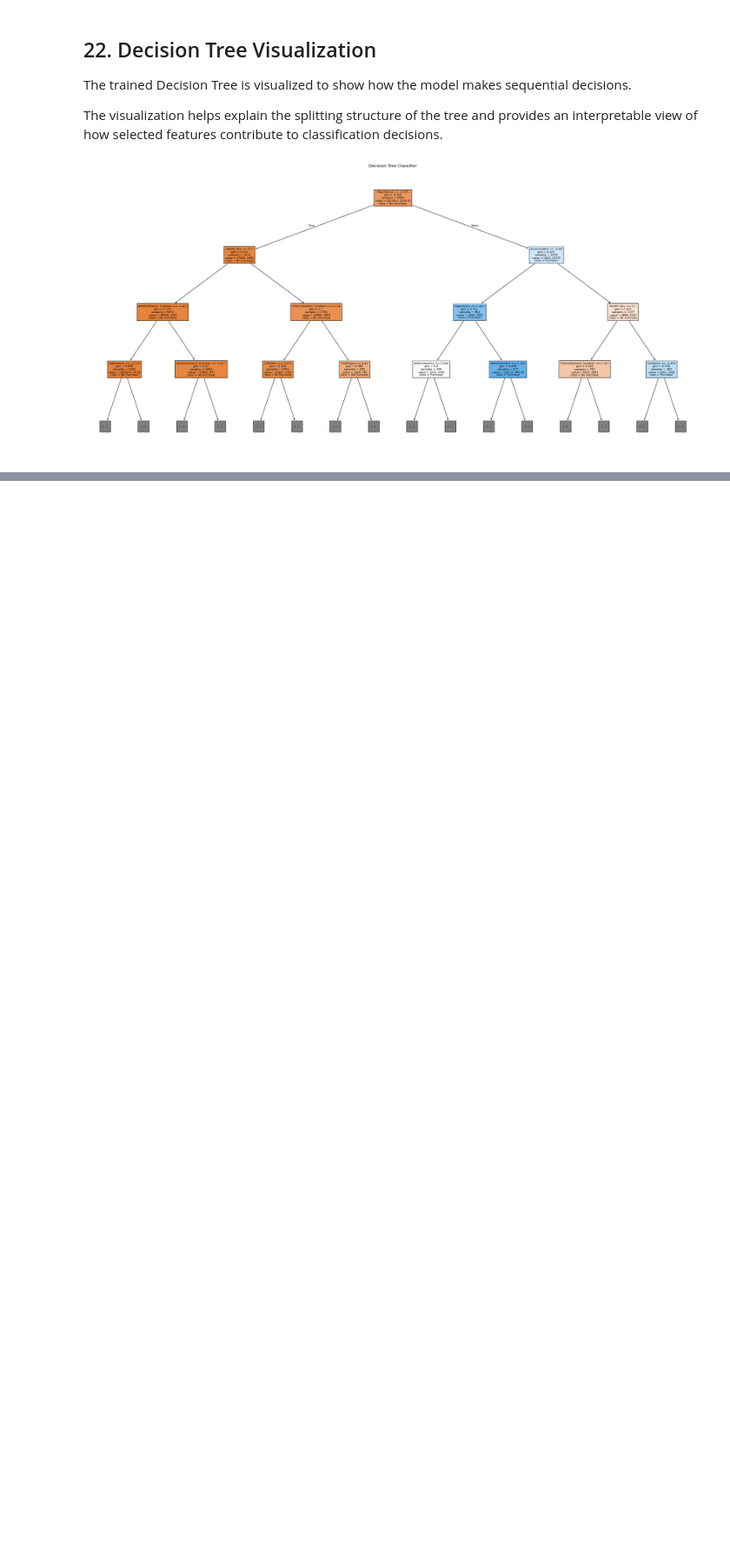
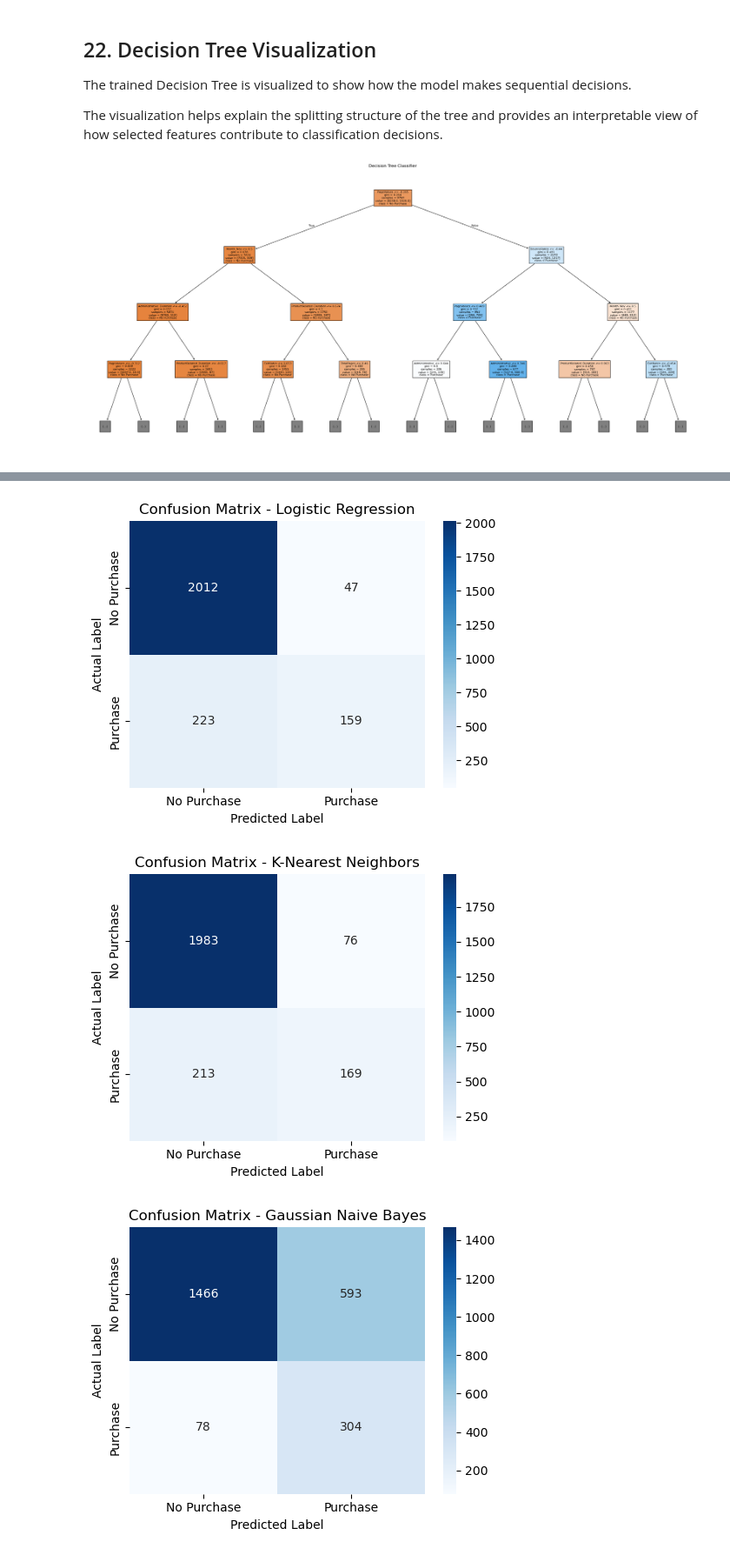
Before and after one commit to pragna100510/ML_Capstone, a Jupyter notebook: classification/classification.ipynb, the cells around one changed output, grey strips where cells are left out. Shown at 87% size. Drawn from its saved outputs; the diff is of its cells as text; code cells hidden in the pictures; blank space fills up the shorter version.

```diff
--- a/classification/classification.ipynb
+++ b/classification/classification.ipynb
@@ -736,0 +751,20 @@ plt.show()
+# %%
+svm_model = Pipeline(
+    steps=[
+        ("preprocessor", preprocessor),
+        (
+            "classifier",
+            SVC(
+                C=1.0,
+                kernel="rbf",
+                probability=True,
+                random_state=42
+            )
+        )
+    ]
+)
+
+svm_model.fit(X_train, y_train)
+
+y_pred_svm = svm_model.predict(X_test)
+y_prob_svm = svm_model.predict_proba(X_test)[:, 1]
@@ -736,0 +930,37 @@ plt.show()
+# %%
+models_predictions = {
+    "Logistic Regression": y_pred_lr,
+    "K-Nearest Neighbors": y_pred_knn,
+    "Gaussian Naive Bayes": y_pred_nb,
+    "Decision Tree": y_pred_dt,
+    "Support Vector Machine": y_pred_svm
+}
+
+for model_name, predictions in models_predictions.items():
+
+    cm = confusion_matrix(
+        y_test,
+        predictions
+    )
+
+    plt.figure(figsize=(5, 4))
+
+    sns.heatmap(
+        cm,
+        annot=True,
+        fmt="d",
+        cmap="Blues",
+        xticklabels=["No Purchase", "Purchase"],
+        yticklabels=["No Purchase", "Purchase"]
+    )
+
+    plt.title(f"Confusion Matrix - {model_name}")
+    plt.xlabel("Predicted Label")
+    plt.ylabel("Actual Label")
+
+    plt.tight_layout()
+    plt.show()
+# %% [output]
+[figure, added]
+[figure, added]
+[figure, added]
```
Also changed, not shown: parts of 16 cells of this notebook.
